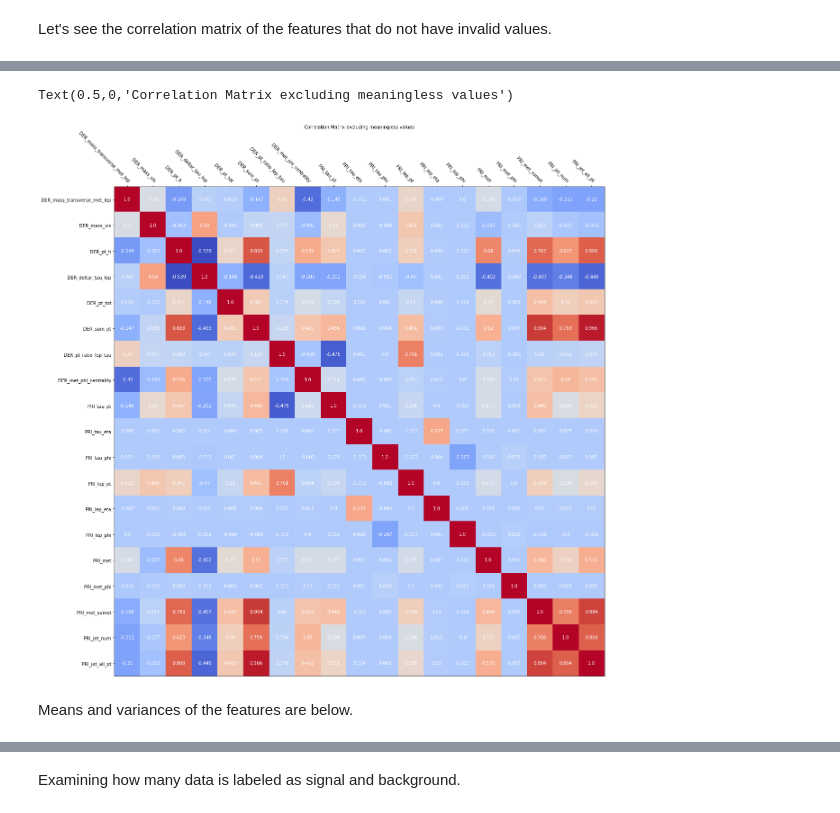
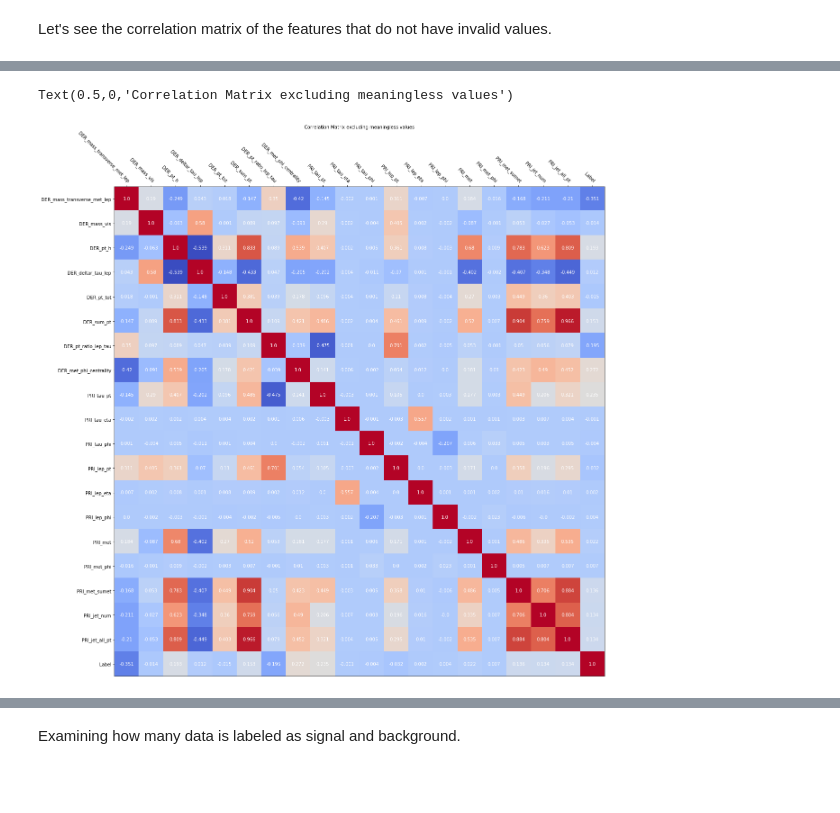
Before and after one commit to canaltinigne/EPFL-ML-Project_1, a Jupyter notebook: code/Feature_Engineering.ipynb, the cells around one changed output, grey strips where cells are left out. Drawn from its saved outputs; the diff is of its cells as text; code cells hidden in the pictures; blank space fills up the shorter version.

```diff
--- a/code/Feature_Engineering.ipynb
+++ b/code/Feature_Engineering.ipynb
@@ -119,6 +120,8 @@ for i in range(6):
 cols = []
 for i in range(30):
     cols.append(X_train[:,i])
+
+cols.append(y_train)
 
 correlations = np.corrcoef(cols)
 
@@ -128,11 +131,11 @@ im = ax.imshow(correlations, cmap=cm.coolwarm)
 ax.xaxis.set_label_position('top')
 
 # We want to show all ticks...
-ax.set_xticks(np.arange(len(columns)))
-ax.set_yticks(np.arange(len(columns)))
+ax.set_xticks(np.arange(len(columns)+1))
+ax.set_yticks(np.arange(len(columns)+1))
 # ... and label them with the respective list entries
-ax.set_xticklabels(columns)
-ax.set_yticklabels(columns)
+ax.set_xticklabels(np.append(columns, 'Label'))
+ax.set_yticklabels(np.append(columns,'Label'))
 
 # Let the horizontal axes labeling appear on top.
 ax.tick_params(top=True, bottom=False, labeltop=True, labelbottom=False)
@@ -141,8 +144,8 @@ ax.tick_params(top=True, bottom=False, labeltop=True, labelbottom=False)
 plt.setp(ax.get_xticklabels(), rotation=-45, ha="right",rotation_mode="anchor")
 
 # Loop over data dimensions and create text annotations.
-for i in range(len(columns)):
-    for j in range(len(columns)):
+for i in range(len(columns)+1):
+    for j in range(len(columns)+1):
         text = ax.text(j, i, np.around(correlations[i, j],3),
                        ha="center", va="center", color="w")
 
@@ -155,39 +244,41 @@ Let's see the correlation matrix of the features that do not have invalid values
 # %%
 col_num = np.setdiff1d(np.asarray(range(30)), [0,4,5,6,12,23,24,25,26,27,28])
 cols = []
 
 for i in col_num:
     cols.append(X_train[:,i])
+
+cols.append(y_train)
 
 correlations = np.corrcoef(cols)
 
 fig, ax = plt.subplots(figsize=(20,20))
 im = ax.imshow(correlations, cmap=cm.coolwarm)
 
 ax.xaxis.set_label_position('top')
 
 # We want to show all ticks...
-ax.set_xticks(np.arange(len(col_num)))
-ax.set_yticks(np.arange(len(col_num)))
+ax.set_xticks(np.arange(len(cols)))
+ax.set_yticks(np.arange(len(cols)))
 # ... and label them with the respective list entries
-ax.set_xticklabels(columns[col_num])
-ax.set_yticklabels(columns[col_num])
+ax.set_xticklabels(np.append(columns[col_num], 'Label'))
+ax.set_yticklabels(np.append(columns[col_num], 'Label'))
+
+
 
 # Let the horizontal axes labeling appear on top.
 ax.tick_params(top=True, bottom=False, labeltop=True, labelbottom=False)
 
 # Rotate the tick labels and set their alignment.
 plt.setp(ax.get_xticklabels(), rotation=-45, ha="right",rotation_mode="anchor")
 
 # Loop over data dimensions and create text annotations.
-for i in range(len(col_num)):
-    for j in range(len(col_num)):
+for i in range(len(col_num)+1):
+    for j in range(len(col_num)+1):
         text = ax.text(j, i, np.around(correlations[i, j],3),
                        ha="center", va="center", color="w")
 
 ax.set_xlabel("Correlation Matrix excluding meaningless values")
 # %% [output]
 Text(0.5,0,'Correlation Matrix excluding meaningless values')
-[figure, old version]
+[figure, new version]
-# %% [markdown]
-Means and variances of the features are below.
```
Also changed, not shown: parts of 39 cells of this notebook, 4 other files.
